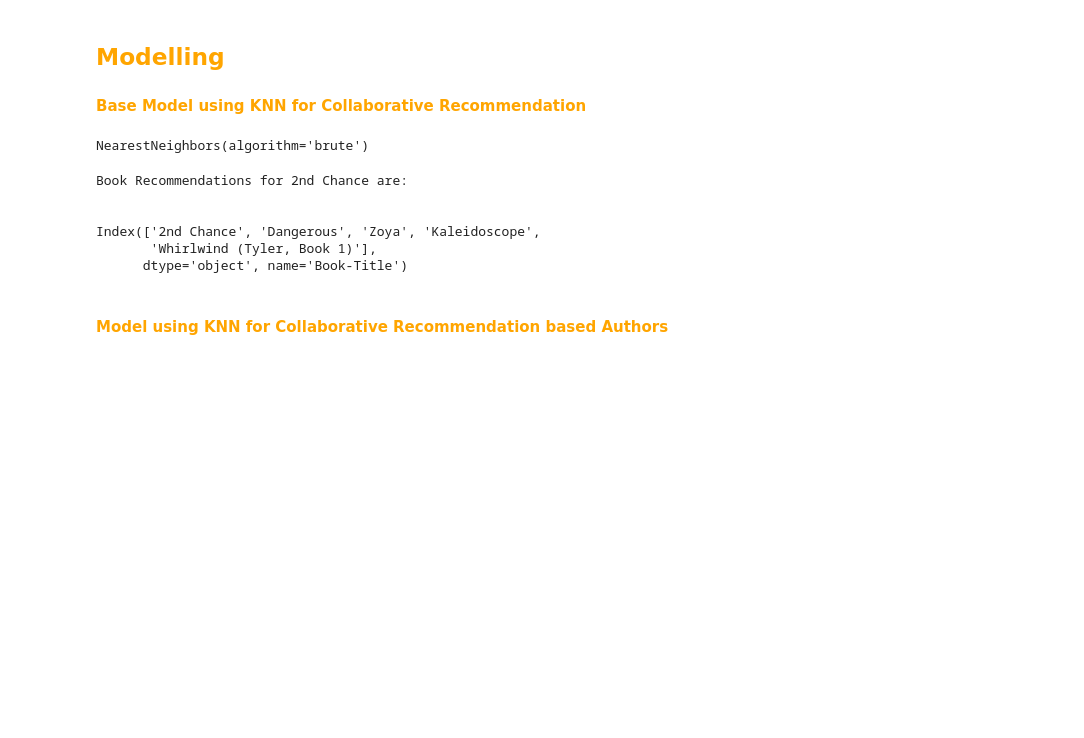
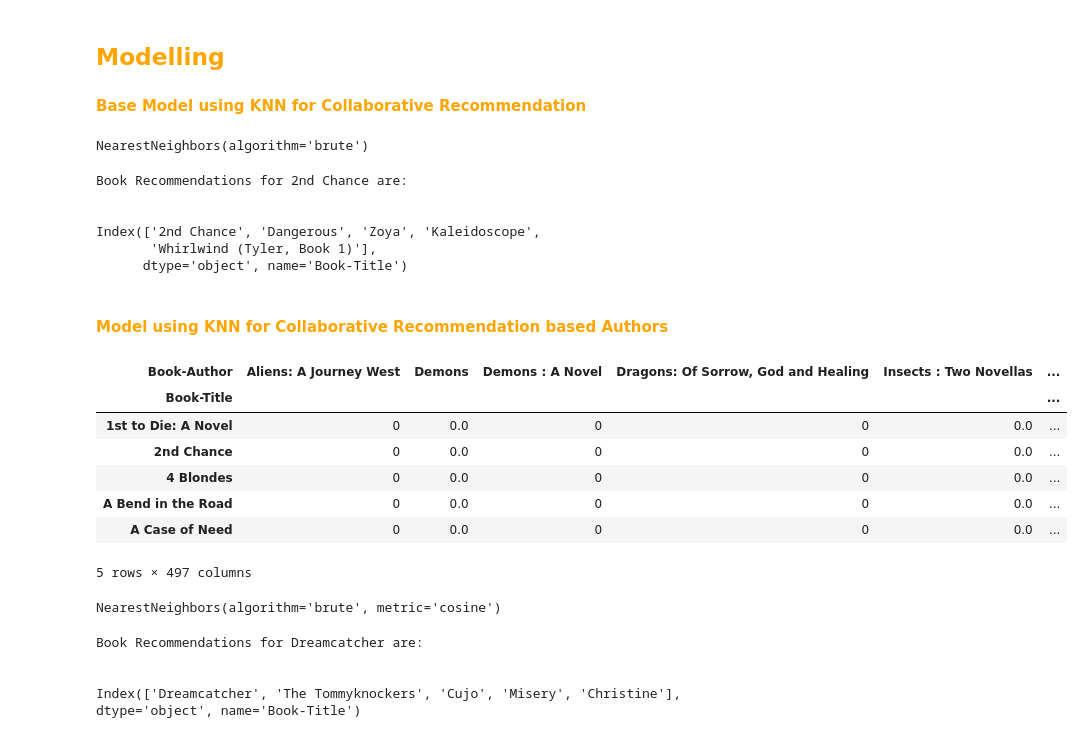
Before and after one commit to Ronaldonyagaka/recommendation_system_project, a Jupyter notebook: recommendation.ipynb, the cells around one changed output. Drawn from its saved outputs; the diff is of its cells as text; code cells hidden in the pictures; blank space fills up the shorter version.

Commit message:
author based edit

```diff
--- a/recommendation.ipynb
+++ b/recommendation.ipynb
@@ -648,0 +635,33 @@ filtered_books = final_df[final_df['Book-Author'].isin(highly_rated_authors.inde
+# %%
+# Create a pivot table for collaborative filtering
+
+author_pivot = final_df.pivot_table(columns='Book-Author', index='Book-Title', values='Book-Rating', fill_value=0)
+
+author_pivot.head()
+# %% [output]
+| Book-Author | Aliens: A Journey West | Demons | Demons : A Novel | Dragons: Of Sorrow, God and Healing | Insects : Two Novellas | ... |
+| Book-Title |  |  |  |  |  | ... |
+| 1st to Die: A Novel | 0 | 0.0 | 0 | 0 | 0.0 | ... |
+| 2nd Chance | 0 | 0.0 | 0 | 0 | 0.0 | ... |
+| 4 Blondes | 0 | 0.0 | 0 | 0 | 0.0 | ... |
+| A Bend in the Road | 0 | 0.0 | 0 | 0 | 0.0 | ... |
+| A Case of Need | 0 | 0.0 | 0 | 0 | 0.0 | ... |
+5 rows × 497 columns
+# %%
+# Fit the KNN model
+model = NearestNeighbors(metric='cosine', algorithm='brute')
+
+# Convert the book_pivot DataFrame into a sparse matrix
+
+author_sparse = csr_matrix(author_pivot)
+
+
+# Create a NearestNeighbors model with the brute-force algorithm
+
+model = NearestNeighbors(metric='cosine', algorithm='brute')
+
+# Fit the model to the sparse matrix
+
+model.fit(author_sparse)
+# %% [output]
+NearestNeighbors(algorithm='brute', metric='cosine')
@@ -648,0 +686,7 @@ filtered_books = final_df[final_df['Book-Author'].isin(highly_rated_authors.inde
+# %%
+author_based('Dreamcatcher')
+# %% [output]
+Book Recommendations for Dreamcatcher are:
+
+
+Index(['Dreamcatcher', 'The Tommyknockers', 'Cujo', 'Misery', 'Christine'], dtype='object', name='Book-Title')
```
Also changed, not shown: parts of 3 cells of this notebook.
